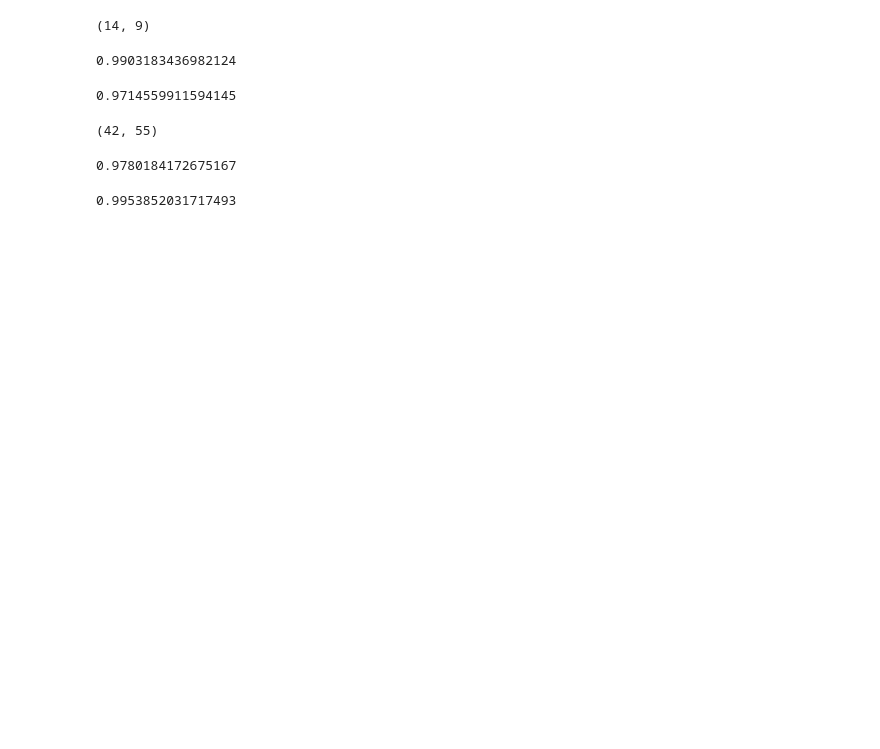
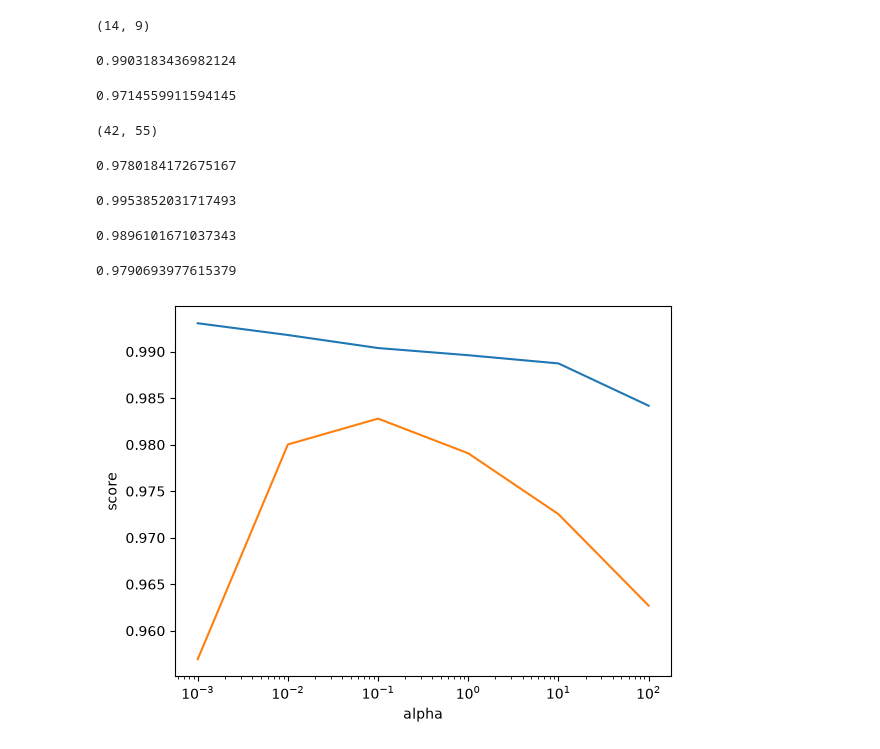
Before and after one commit to SongDJ-coder/Macine_Learning, a Jupyter notebook: ch03_recursion_model/multi_regression.ipynb, the cells around one changed output. Saved outputs shown, nothing was run; the diff lists cells and outputs as text; code cells hidden in the pictures; blank space fills up the shorter version.

```diff
--- a/ch03_recursion_model/multi_regression.ipynb
+++ b/ch03_recursion_model/multi_regression.ipynb
@@ -109,3 +111,51 @@ print(lr.score(test_poly, test_target))
 print(lr.score(train_poly, train_target))
 # %% [output]
 0.9953852031717493
+# %%
+##위와 같은 문제를 해결하기 위해서 다시 특성을 줄이는 과정이 필요하다.
+## 만약 스케일이 다를 경우에는 큰 스케일을 가지고 있는 값을 지우고자 작동하는 일이 발생할 수 있다.
+
+from sklearn.preprocessing import StandardScaler
+
+ss = StandardScaler()
+ss.fit(train_poly)
+
+train_scaled = ss.transform(train_poly)
+test_scaled = ss.transform(test_poly)
+# %%
+from sklearn.linear_model import Ridge
+
+ridge = Ridge()
+ridge.fit(train_scaled, train_target)
+print(ridge.score(train_scaled, train_target))
+# %% [output]
+0.9896101671037343
+# %%
+print(ridge.score(test_scaled, test_target))
+# %% [output]
+0.9790693977615379
+# %%
+import matplotlib.pyplot as plt
+
+train_score = []
+test_score = []
+# %%
+alpha_list = [0.001, 0.01, 0.1, 1, 10, 100]
+
+for alpha in alpha_list:
+    ridge = Ridge(alpha=alpha)
+    ridge.fit(train_scaled, train_target)
+
+    train_score.append(ridge.score(train_scaled, train_target))
+    test_score.append(ridge.score(test_scaled, test_target))
+# %%
+plt.plot(alpha_list, train_score)
+plt.plot(alpha_list, test_score)
+
+plt.xscale('log')
+plt.xlabel('alpha')
+plt.ylabel('score')
+
+plt.show()
+# %% [output]
+[figure, added]
```
Also changed, not shown: parts of 1 cell of this notebook.
